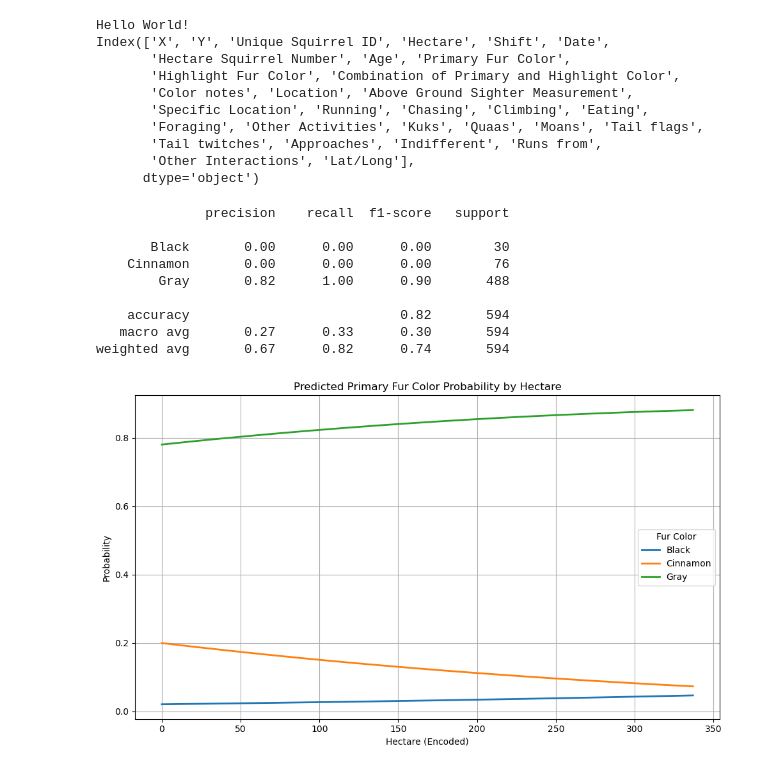
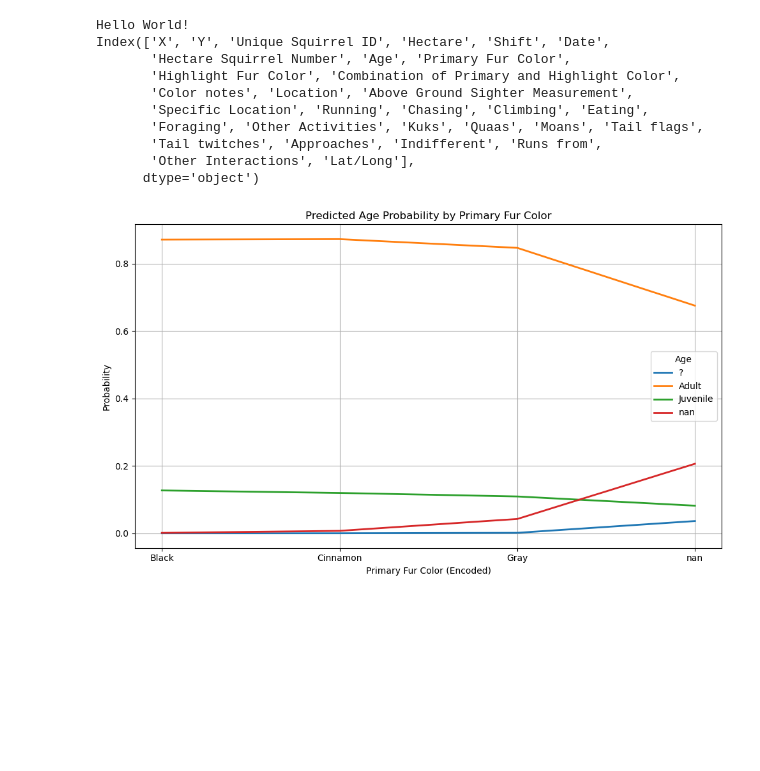
Before and after one commit to NWuSunset/SquirrelDataProject, a Jupyter notebook: sample.ipynb, the cells around one changed output. Drawn from its saved outputs; the diff is of its cells as text; code cells hidden in the pictures; blank space fills up the shorter version.

```diff
--- a/sample.ipynb
+++ b/sample.ipynb
@@ -46,65 +46,50 @@ Index(['X', 'Y', 'Unique Squirrel ID', 'Hectare', 'Shift', 'Date',
 # %%
 ##Does elevation impact the secondary fur color of squirrels? (Logistic regression) (predict squirle 2nd hair color)
 import pandas as pd
 
 
-# Strip column names
-data.columns = data.columns.str.strip()
-
-# Drop rows missing key data
-data = data.dropna(subset=['Primary Fur Color', 'Hectare'])
-
-# Encode Hectare
-hectare_le = LabelEncoder()
-data['Hectare_Label'] = hectare_le.fit_transform(data['Hectare'])
-
-# Encode Fur Color
+# Encode Primary Fur Color to integers
 fur_le = LabelEncoder()
 data['Fur_Color_Label'] = fur_le.fit_transform(data['Primary Fur Color'])
 
-# Features and target
-x = data[['Hectare_Label']]
-y = data['Fur_Color_Label']
+age_le = LabelEncoder()
+data['Age_Label'] = age_le.fit_transform(data['Age'])
 
-# Split
-x_train, x_test, y_train, y_test = train_test_split(x, y, test_size=0.2, random_state=42)
+x = data[['Fur_Color_Label']].values
+y = data[['Age_Label']].values
 
-# Logistic regression
-model = LogisticRegression()
-model.fit(x_train, y_train)
+# Standardize
+scaler = StandardScaler().fit(x)
+x = scaler.transform(x)
+
+# Train/test split
+x_train, x_test, y_train, y_test = train_test_split(x, y)
+
+# Logistic Regression
+model = LogisticRegression().fit(x_train, y_train)
 
 # Evaluate
 y_pred = model.predict(x_test)
-print(classification_report(y_test, y_pred, target_names=fur_le.classes_, zero_division=0))
+#print(classification_report(y_test, y_pred, target_names=age_le.classes_, zero_division=0))
 
-#pyplot plotting for testing
-#get the x range (fix this for labeling later?)
-x_range = np.arange(data['Hectare_Label'].min(), data['Hectare_Label'].max() + 1).reshape(-1, 1)
-
-#get fur color probability
-probs = model.predict_proba(x_range)
+x_range = np.arange(data['Fur_Color_Label'].min(), data['Fur_Color_Label'].max() + 1).reshape(-1, 1)
+x_range_scaled = scaler.transform(x_range) #standardize
+probs = model.predict_proba(x_range_scaled) #add a probability for the age (based on fur color)
 
 plt.figure(figsize=(10, 6))
-for i, color in enumerate(fur_le.classes_):
-    plt.plot(x_range, probs[:, i], label=color, linewidth=2)
+for i, age in enumerate(age_le.classes_): #loop through the ages (Adult vs Juvenile)
+    plt.plot(x_range, probs[:, i], label=age, linewidth=2)
 
-plt.title("Predicted Primary Fur Color Probability by Hectare")
-plt.xlabel("Hectare (Encoded)")
+plt.title("Predicted Age Probability by Primary Fur Color")
+plt.xlabel("Primary Fur Color (Encoded)")
 plt.ylabel("Probability")
-#plt.xticks(x_range.flatten(), hectare_le.inverse_transform(x_range.flatten()), rotation=90)
-plt.legend(title='Fur Color')
+
+# Add tick labels using fur color names
+plt.xticks(x_range.flatten(), fur_le.inverse_transform(x_range.flatten()))
+plt.legend(title='Age')
 plt.grid(True)
 plt.tight_layout()
 plt.show()
 # %% [output]
-              precision    recall  f1-score   support
-
-       Black       0.00      0.00      0.00        30
-    Cinnamon       0.00      0.00      0.00        76
-        Gray       0.82      1.00      0.90       488
-
-    accuracy                           0.82       594
-   macro avg       0.27      0.33      0.30       594
-weighted avg       0.67      0.82      0.74       594
-[figure, old version]
+[figure, new version]
 # %%
```
Also changed, not shown: parts of 2 cells of this notebook.
